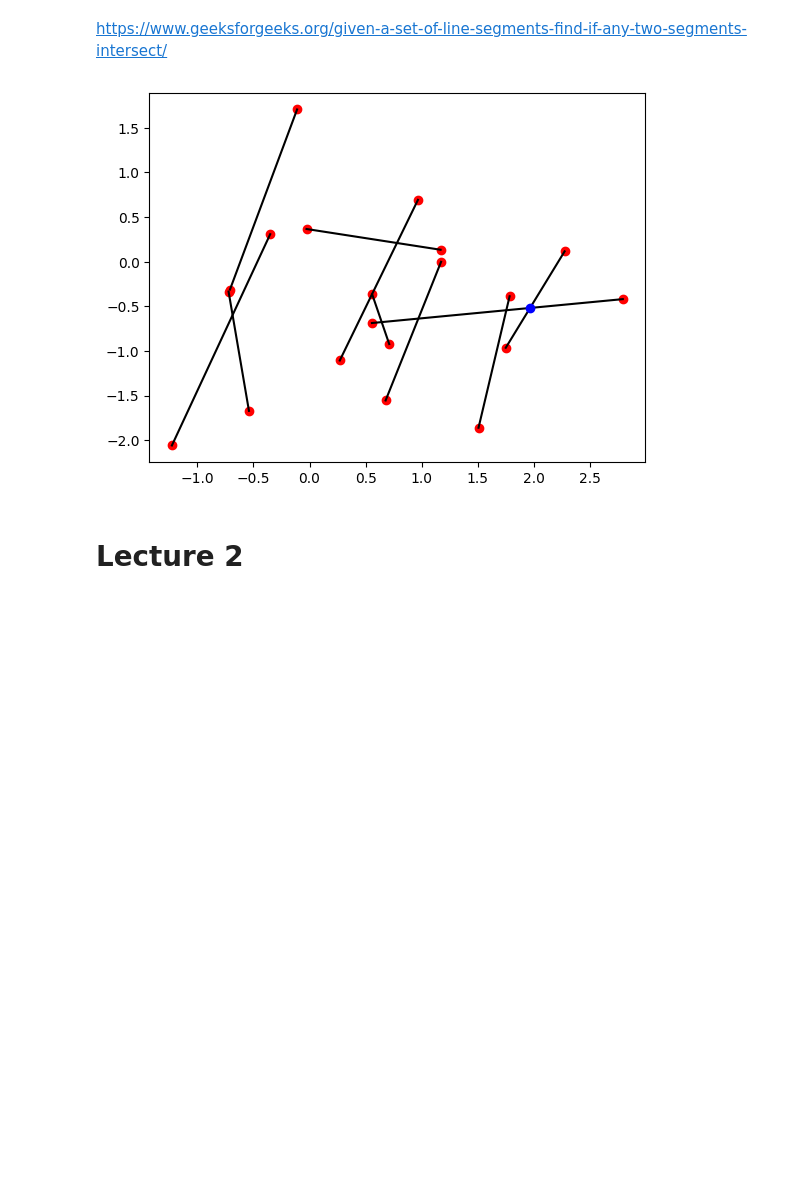
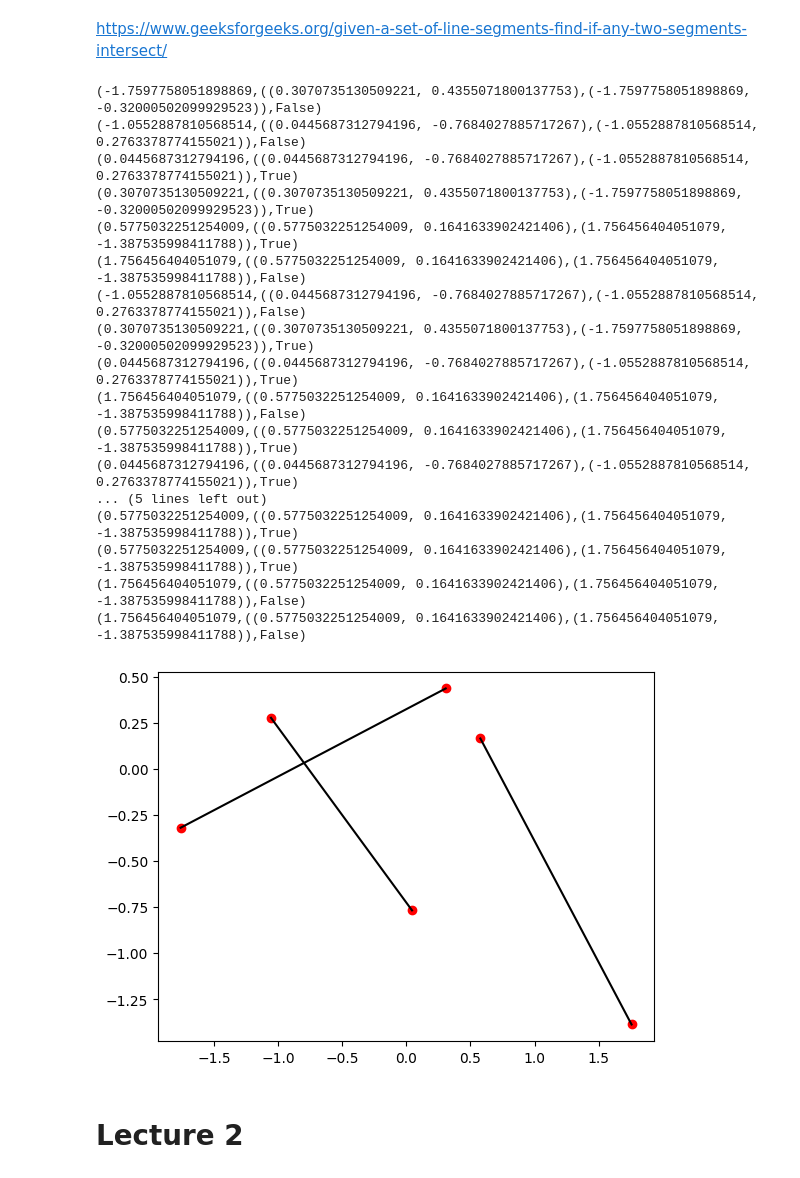
Before and after one commit to JUANITOTELO/Geometry, a Jupyter notebook: week3.ipynb, the cells around one changed output. Cells and saved outputs as stored; diff of their text form; code cells hidden in the pictures; blank space fills up the shorter version.

```diff
--- a/week3.ipynb
+++ b/week3.ipynb
@@ -105,6 +105,9 @@ class EventPoint:
     def __lt__(self, other):
         return self.x < other.x
 
+    def __str__(self):
+        return f"({self.x},{self.seg},{self.is_left})"
+
 class Segment:
     def __init__(self, p1, p2):
         self.p1 = p1
@@ -113,6 +116,9 @@ class Segment:
 
     def __lt__(self, other):
         return self.slope < other.slope
+
+    def __str__(self):
+        return f"({self.p1},{self.p2})"
 
 def bentley_ottmann(segments):
     event_queue = []
@@ -124,6 +130,8 @@ def bentley_ottmann(segments):
         heapq.heappush(event_queue, EventPoint(seg.p2[0], seg, False))
 
     while event_queue:
+        for event in event_queue:
+            print(event)
         event = heapq.heappop(event_queue)
         if event.is_left:
             status[event.seg] = event.seg
@@ -171,35 +179,52 @@ def plot_segments(s):
         plt.plot(x, y, 'k-')
 
 def plot_points(p):
     x = [x for x, _ in p]
     y = [y for _, y in p]
     plt.plot(x, y, 'ro')
 
 def plot_intersections(intersections):
     x = [point[0] for point in intersections]
     y = [point[1] for point in intersections]
     plt.plot(x, y, 'bo')
 
 def main():
     p = []
     segments = []
-    for _ in range(10):
+    for _ in range(3):
         p1 = (gauss(0, 1), gauss(0, 1))
         p2 = (gauss(0, 1), gauss(0, 1))
         p.append(p1)
         p.append(p2)
         segments.append(Segment(p1, p2))
 
     plot_points(p)
     plot_segments(segments)
     intersections = bentley_ottmann(segments)
     plot_intersections(intersections)
     plt.show()
 
 if __name__ == "__main__":
     main()
 # %% [output]
+(-1.7597758051898869,((0.3070735130509221, 0.4355071800137753),(-1.7597758051898869, -0.32000502099929523)),False)
+(-1.0552887810568514,((0.0445687312794196, -0.7684027885717267),(-1.0552887810568514, 0.2763378774155021)),False)
+(0.0445687312794196,((0.0445687312794196, -0.7684027885717267),(-1.0552887810568514, 0.2763378774155021)),True)
+(0.3070735130509221,((0.3070735130509221, 0.4355071800137753),(-1.7597758051898869, -0.32000502099929523)),True)
+(0.5775032251254009,((0.5775032251254009, 0.1641633902421406),(1.756456404051079, -1.387535998411788)),True)
+(1.756456404051079,((0.5775032251254009, 0.1641633902421406),(1.756456404051079, -1.387535998411788)),False)
+(-1.0552887810568514,((0.0445687312794196, -0.7684027885717267),(-1.0552887810568514, 0.2763378774155021)),False)
+(0.3070735130509221,((0.3070735130509221, 0.4355071800137753),(-1.7597758051898869, -0.32000502099929523)),True)
+(0.0445687312794196,((0.0445687312794196, -0.7684027885717267),(-1.0552887810568514, 0.2763378774155021)),True)
+(1.756456404051079,((0.5775032251254009, 0.1641633902421406),(1.756456404051079, -1.387535998411788)),False)
+(0.5775032251254009,((0.5775032251254009, 0.1641633902421406),(1.756456404051079, -1.387535998411788)),True)
+(0.0445687312794196,((0.0445687312794196, -0.7684027885717267),(-1.0552887810568514, 0.2763378774155021)),True)
+... (5 lines left out)
+(0.5775032251254009,((0.5775032251254009, 0.1641633902421406),(1.756456404051079, -1.387535998411788)),True)
+(0.5775032251254009,((0.5775032251254009, 0.1641633902421406),(1.756456404051079, -1.387535998411788)),True)
+(1.756456404051079,((0.5775032251254009, 0.1641633902421406),(1.756456404051079, -1.387535998411788)),False)
+(1.756456404051079,((0.5775032251254009, 0.1641633902421406),(1.756456404051079, -1.387535998411788)),False)
-[figure, old version]
+[figure, new version]
 # %% [markdown]
 # Lecture 2
 # %% [markdown]
```
Also changed, not shown: parts of 1 cell of this notebook, 6 other files.
